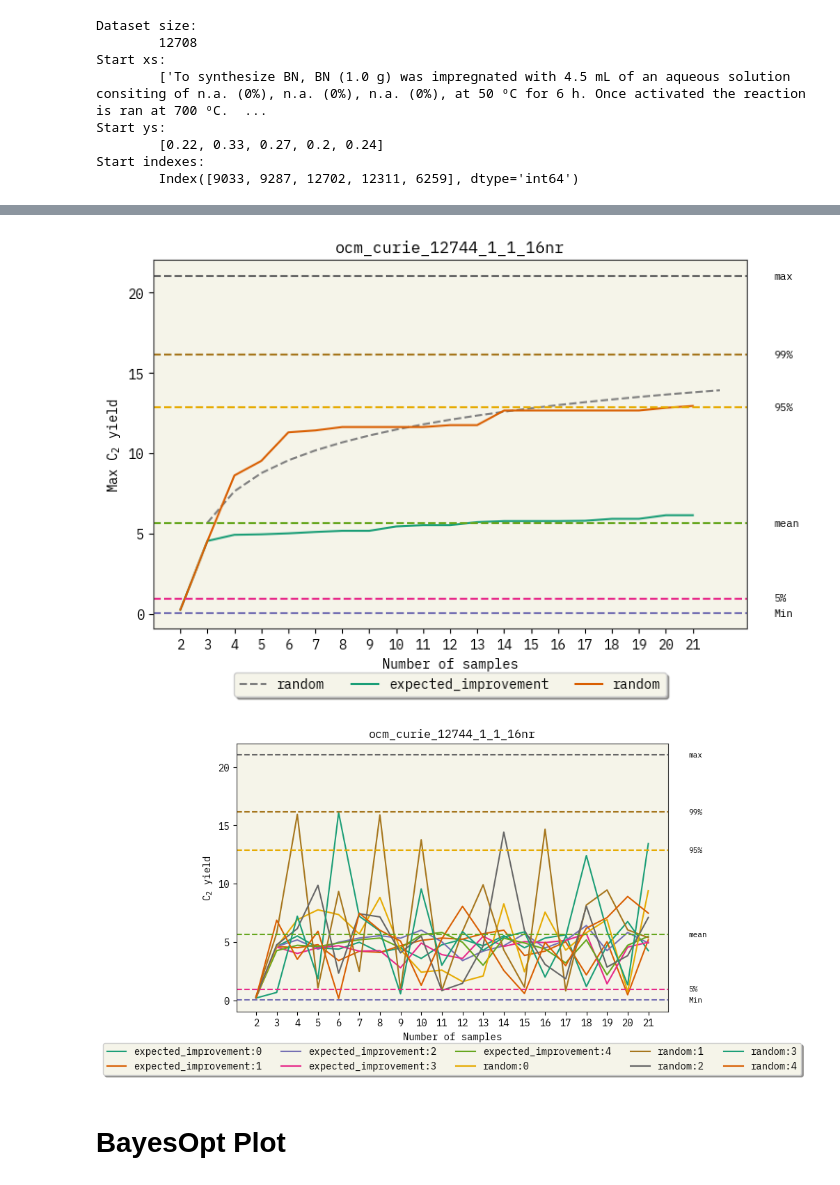
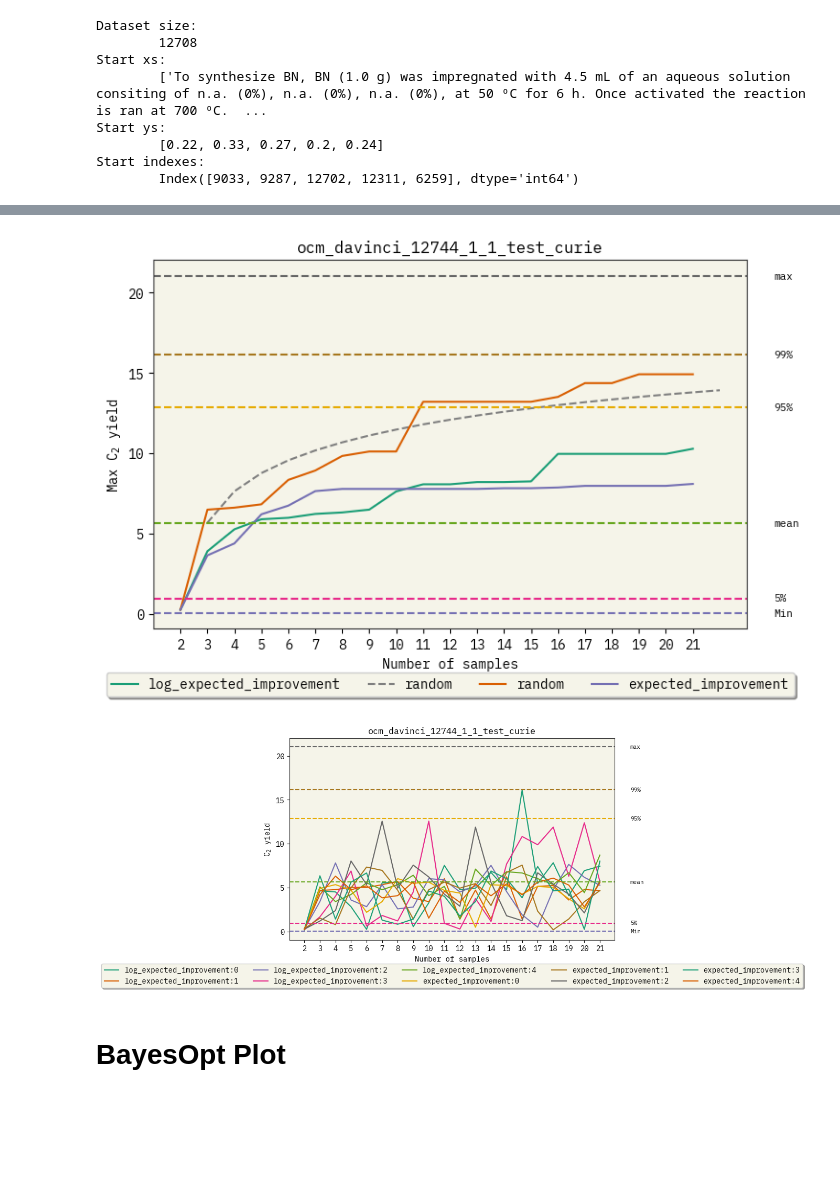
Before and after one commit to ur-whitelab/BO-LIFT, a Jupyter notebook: paper/BO_experiments.ipynb, the cells around one changed output, grey strips where cells are left out. Cells and saved outputs as stored; diff of their text form; code cells hidden in the pictures; blank space fills up the shorter version.

```diff
--- a/paper/BO_experiments.ipynb
+++ b/paper/BO_experiments.ipynb
@@ -6,7 +6,7 @@ initial_train = 1
 ask_K = 1
 N=20
 M=5
-model="curie"
+model="davinci" # try instruct and davinci
 # %%
 # I saved the number of samples in the training set in the pickle file. With that, old pickle weren't compatible with the new printing format.
 # This script adds an array [0 .. len(samples)] to the old pickle files, so that they are compatible with the new printing format.
@@ -266,7 +266,7 @@ def get_asktell(model: str, kwargs: dict = {}, pool: bolift.Pool = None, knn: in
             kwargs['model']="gpt-4"
             return bolift.AskTellFewShotTopk(**kwargs)
         case "davinci":
-            kwargs['model']="text-davinci-003"
+            kwargs['model']="davinci-002"
             return bolift.AskTellFewShotTopk(**kwargs)
         case "curie":
             kwargs['model']="text-curie-001"
@@ -333,7 +333,7 @@ warnings.filterwarnings('ignore', message='Input data is not contained to the un
 warnings.filterwarnings('ignore', message='Input data is not standardized.*')
 warnings.filterwarnings('ignore', message="Keyword arguments .* will be ignored because they are not allowed parameters for function .*", category=UserWarning)
 
-for aq in ['random_mean', 'random', 'expected_improvement']: #["random_mean", "random", "expected_improvement", "greedy", 'upper_confidence_bound', 'probability_of_improvement']:
+for aq in ['log_expected_improvement', 'random_mean', 'random', 'expected_improvement']: #["random_mean", "random", "expected_improvement", "greedy", 'upper_confidence_bound', 'probability_of_improvement']:
     print(aq, "start:", end=" ")
     points = []
     for i in range(M):
@@ -405,36 +439,36 @@ def plot_config():
 
 #Debugging plots
 # Plot best value on the entire run
 plt.figure(figsize=(8,5))
 plt.xlabel("Number of samples")
 # plt.ylabel("Max C$_2$ yield")
 plt.ylabel(f"Max {name}")
 for acq in d.keys():
     if acq == "random_mean":
         plt.plot(d[acq][0,:,0], d[acq][:, :, 1].astype(float).mean(axis=0), label=f"random", color="gray", linestyle="dashed")
     else:
         # for i in range(M):
         #     plt.plot(d[acq][i,:,1], d[acq][i, :, 2].astype(float), label=f"{acq}:{i}")
         plt.plot(d[acq][0,:,1], d[acq][:, :, 2].astype(float).mean(axis=0), label=acq)
 plot_config()
 plt.show()
 
 # Plot current values on each iteration
 plt.figure(figsize=(8,5))
 plt.xlabel("Number of samples")
 plt.ylabel(f"{name}")
 for acq in d.keys():
-    if acq == "random_mean":
+    if acq == "random_mean" or acq == "random":
         continue
     else:
         for i in range(M):
             plt.plot(d[acq][i,:,1], d[acq][i, :, 3].astype(float), label=f"{acq}:{i}")
         # plt.plot(d[acq][0,:,1], d[acq][:, :, 3].astype(float).mean(axis=0), label=f"{acq}")
 plot_config()
 plt.show()
 # %% [output]
-[figure, old version]
+[figure, new version]
-[figure, old version]
+[figure, new version]
 # %% [markdown]
 # BayesOpt Plot
 # %%
```
Also changed, not shown: parts of 3 cells of this notebook.
